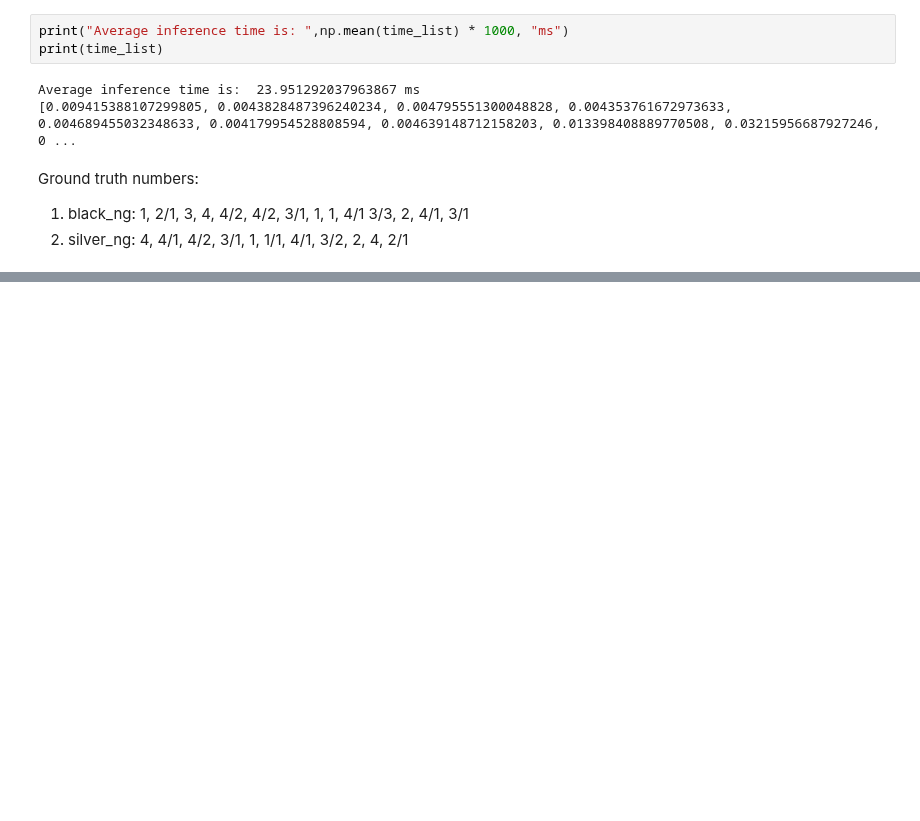
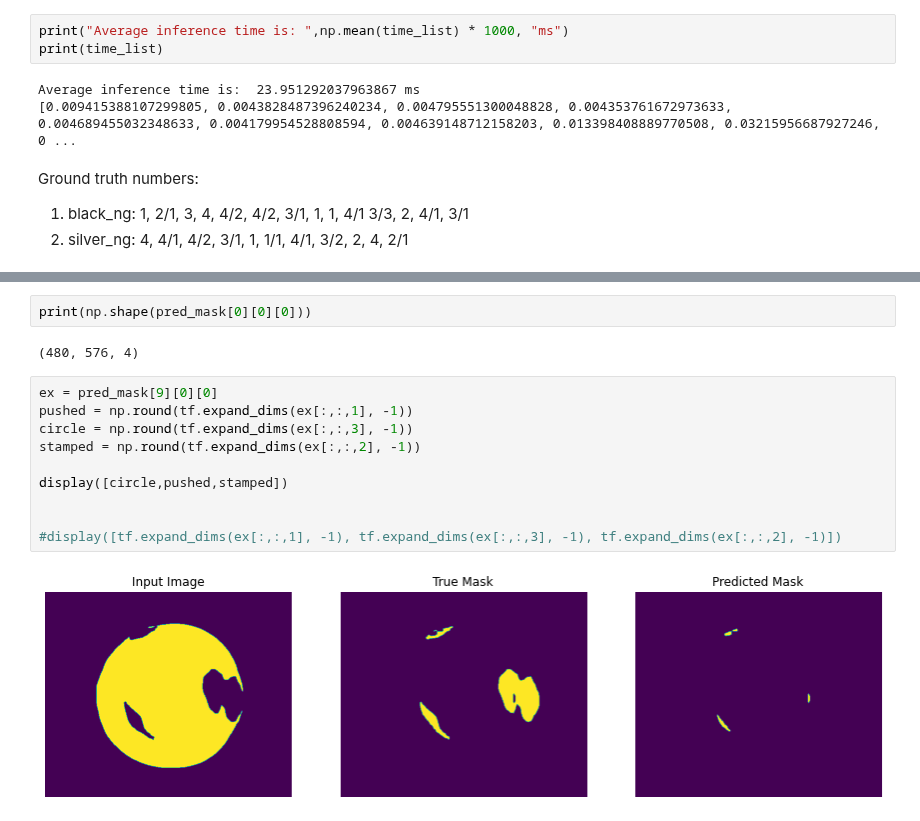
Before and after one commit to jhk0429/Segmentation_project, a Jupyter notebook: PSPNet/Inference_incep_psp_newdata.ipynb, the cells around one changed output, grey strips where cells are left out. Cells and saved outputs as stored; diff of their text form; blank space fills up the shorter version.

```diff
--- a/PSPNet/Inference_incep_psp_newdata.ipynb
+++ b/PSPNet/Inference_incep_psp_newdata.ipynb
@@ -160,0 +182,16 @@ Ground truth numbers:
+# %%
+print(np.shape(pred_mask[0][0][0]))
+# %% [output]
+(480, 576, 4)
+# %%
+ex = pred_mask[9][0][0]
+pushed = np.round(tf.expand_dims(ex[:,:,1], -1))
+circle = np.round(tf.expand_dims(ex[:,:,3], -1))
+stamped = np.round(tf.expand_dims(ex[:,:,2], -1))
+
+display([circle,pushed,stamped])
+
+
+#display([tf.expand_dims(ex[:,:,1], -1), tf.expand_dims(ex[:,:,3], -1), tf.expand_dims(ex[:,:,2], -1)])
+# %% [output]
+[figure, added]
```
Also changed, not shown: parts of 2 cells of this notebook.
